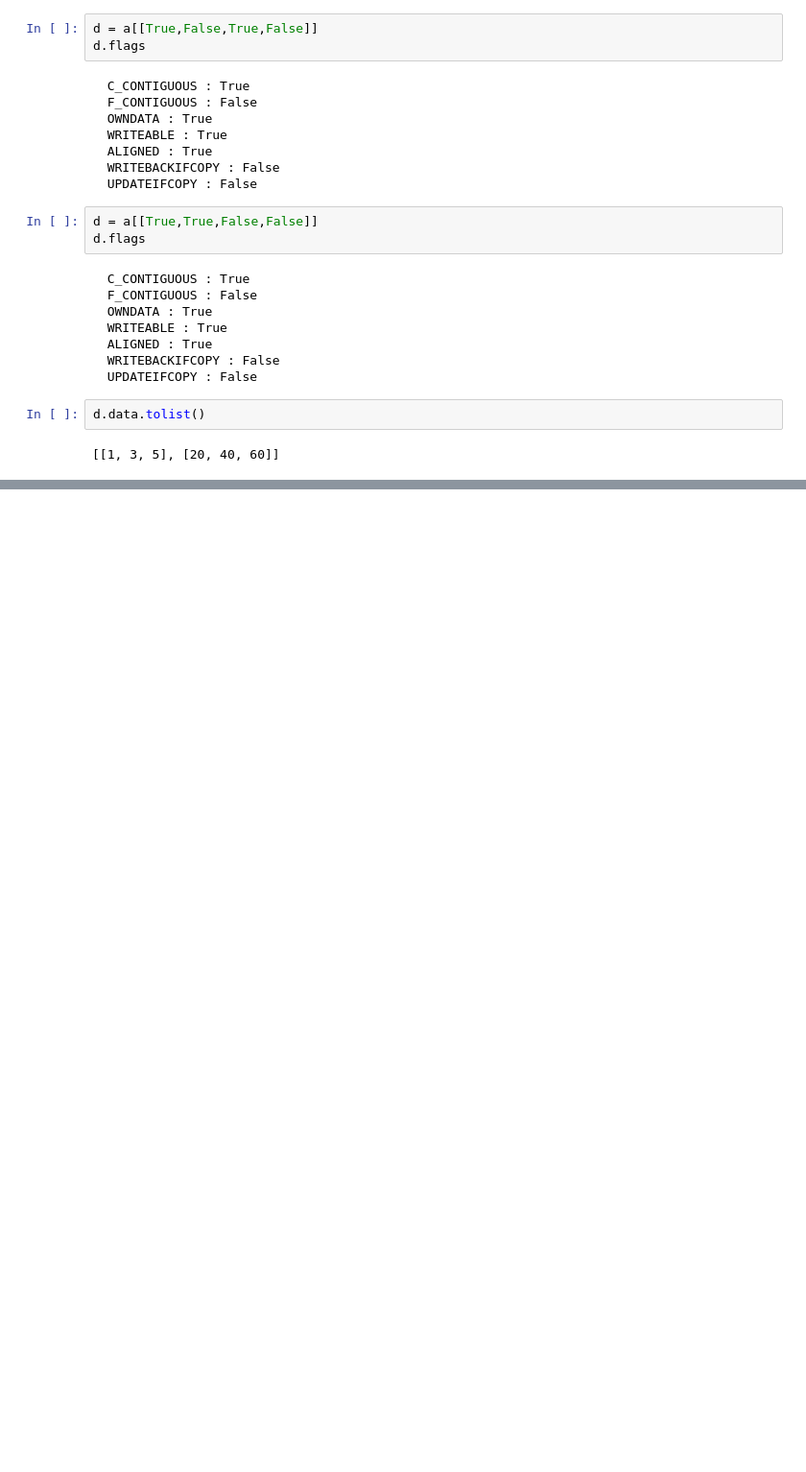
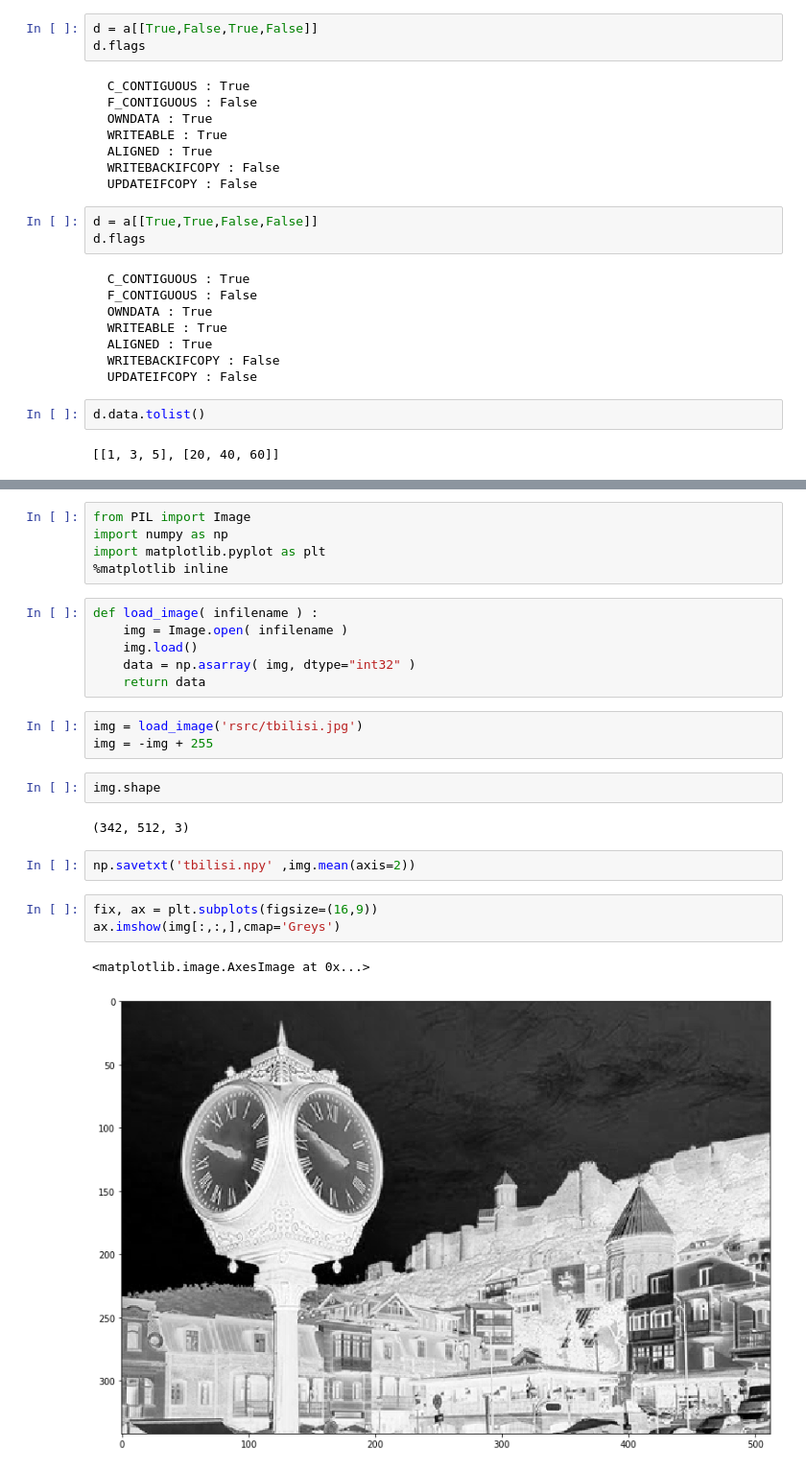
Before and after one commit to DeanLa/demystify, a Jupyter notebook: 99 - Playground.ipynb, the cells around one changed output, grey strips where cells are left out. Shown at 96% size. Cells and saved outputs as stored; diff of their text form; blank space fills up the shorter version.

```diff
--- a/99 - Playground.ipynb
+++ b/99 - Playground.ipynb
@@ -118,0 +121,26 @@ d.data.tolist()
+# %%
+from PIL import Image
+import numpy as np
+import matplotlib.pyplot as plt
+%matplotlib inline
+# %%
+def load_image( infilename ) :
+    img = Image.open( infilename )
+    img.load()
+    data = np.asarray( img, dtype="int32" )
+    return data
+# %%
+img = load_image('rsrc/tbilisi.jpg')
+img = -img + 255
+# %%
+img.shape
+# %% [output]
+(342, 512, 3)
+# %%
+np.savetxt('tbilisi.npy' ,img.mean(axis=2))
+# %%
+fix, ax = plt.subplots(figsize=(16,9))
+ax.imshow(img[:,:,],cmap='Greys')
+# %% [output]
+<matplotlib.image.AxesImage at 0x...>
+[figure, added]
```
Also changed, not shown: parts of 1 cell of this notebook, 5 other files.
